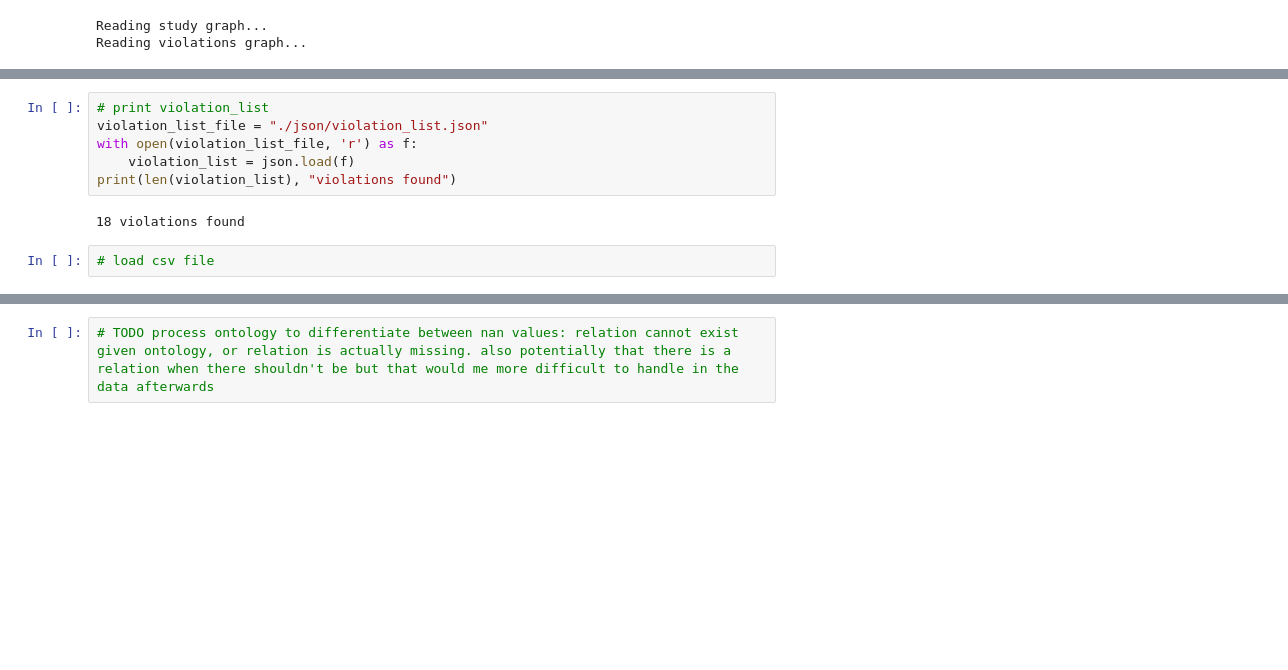
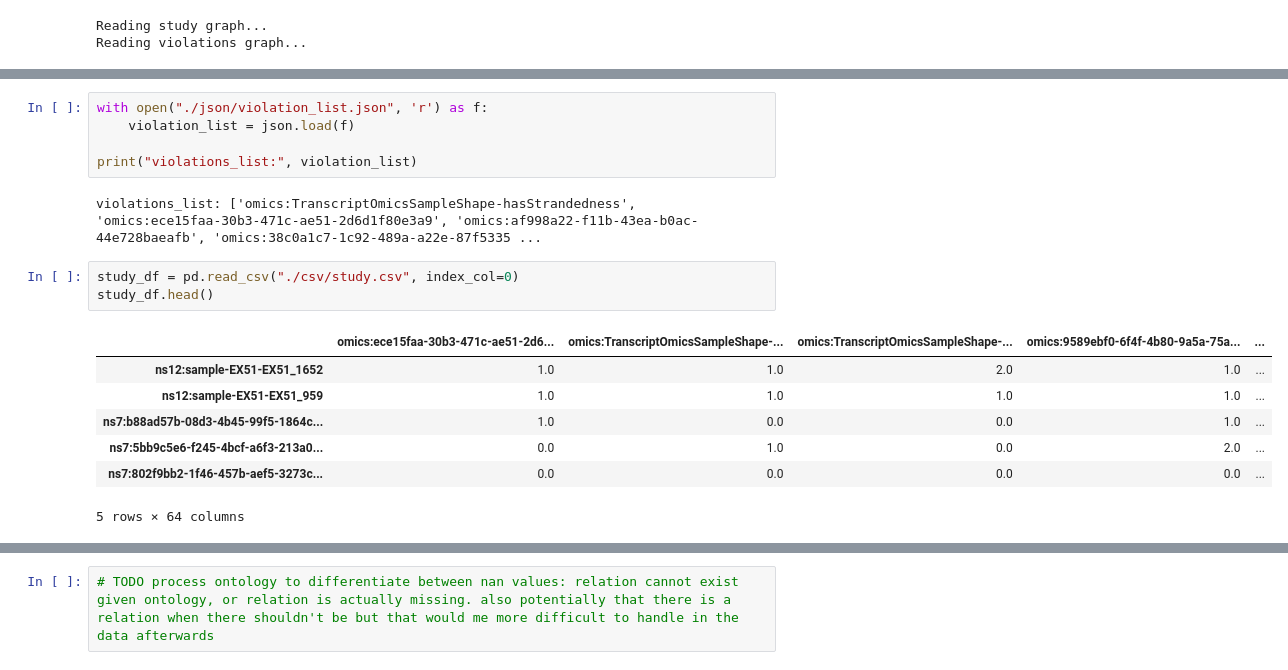
Before and after one commit to CursedSeraphim/bikg_app, a Jupyter notebook: bikg_app/preprocess.ipynb, the cells around one changed output, grey strips where cells are left out. Cells and saved outputs as stored; diff of their text form; blank space fills up the shorter version.

```diff
--- a/bikg_app/preprocess.ipynb
+++ b/bikg_app/preprocess.ipynb
@@ -78,13 +144,21 @@ study_df.head()
 # %%
-# print violation_list
-violation_list_file = "./json/violation_list.json"
-with open(violation_list_file, 'r') as f:
+with open("./json/violation_list.json", 'r') as f:
     violation_list = json.load(f)
-print(len(violation_list), "violations found")
+
+print("violations_list:", violation_list)
 # %% [output]
-18 violations found
+violations_list: ['omics:TranscriptOmicsSampleShape-hasStrandedness', 'omics:ece15faa-30b3-471c-ae51-2d6d1f80e3a9', 'omics:af998a22-f11b-43ea-b0ac-44e728baeafb', 'omics:38c0a1c7-1c92-489a-a22e-87f5335 ...
-# %%
-# load csv file
+# %%
+study_df = pd.read_csv("./csv/study.csv", index_col=0)
+study_df.head()
+# %% [output]
+|  | omics:ece15faa-30b3-471c-ae51-2d6... | omics:TranscriptOmicsSampleShape-... | omics:TranscriptOmicsSampleShape-... | omics:9589ebf0-6f4f-4b80-9a5a-75a... | ... |
+| ns12:sample-EX51-EX51_1652 | 1.0 | 1.0 | 2.0 | 1.0 | ... |
+| ns12:sample-EX51-EX51_959 | 1.0 | 1.0 | 1.0 | 1.0 | ... |
+| ns7:b88ad57b-08d3-4b45-99f5-1864c... | 1.0 | 0.0 | 0.0 | 1.0 | ... |
+| ns7:5bb9c5e6-f245-4bcf-a6f3-213a0... | 0.0 | 1.0 | 0.0 | 2.0 | ... |
+| ns7:802f9bb2-1f46-457b-aef5-3273c... | 0.0 | 0.0 | 0.0 | 0.0 | ... |
+5 rows × 64 columns
 # %%
 from matplotlib import pyplot as plt
 import umap
```
Also changed, not shown: parts of 4 cells of this notebook.
